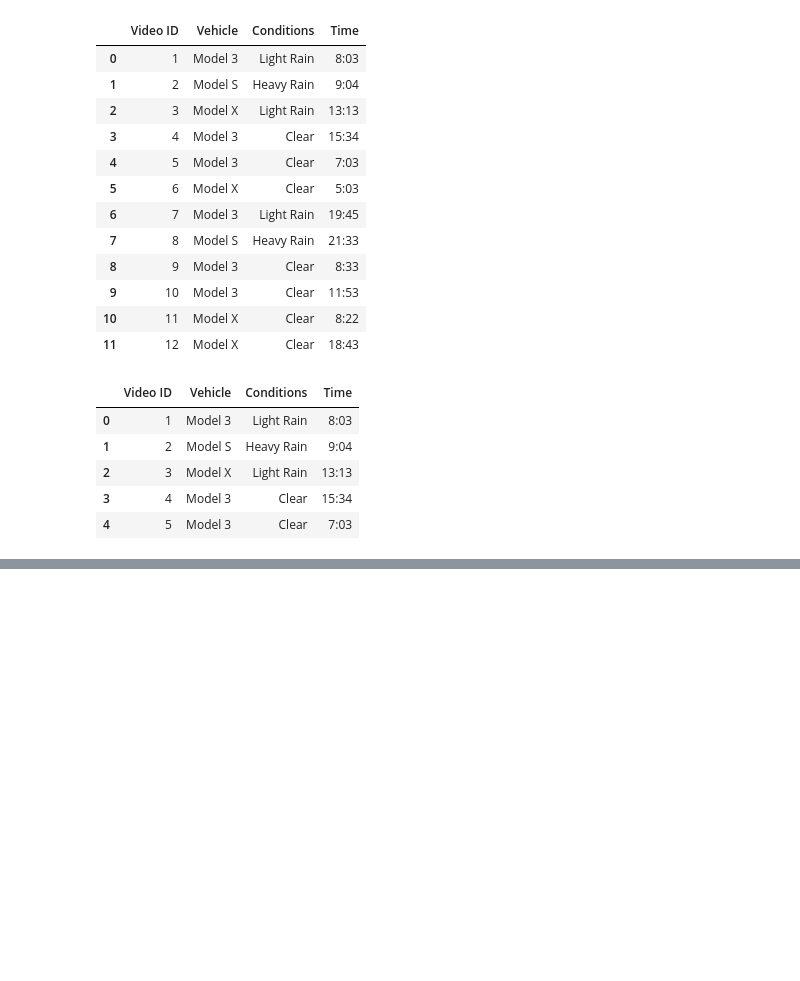
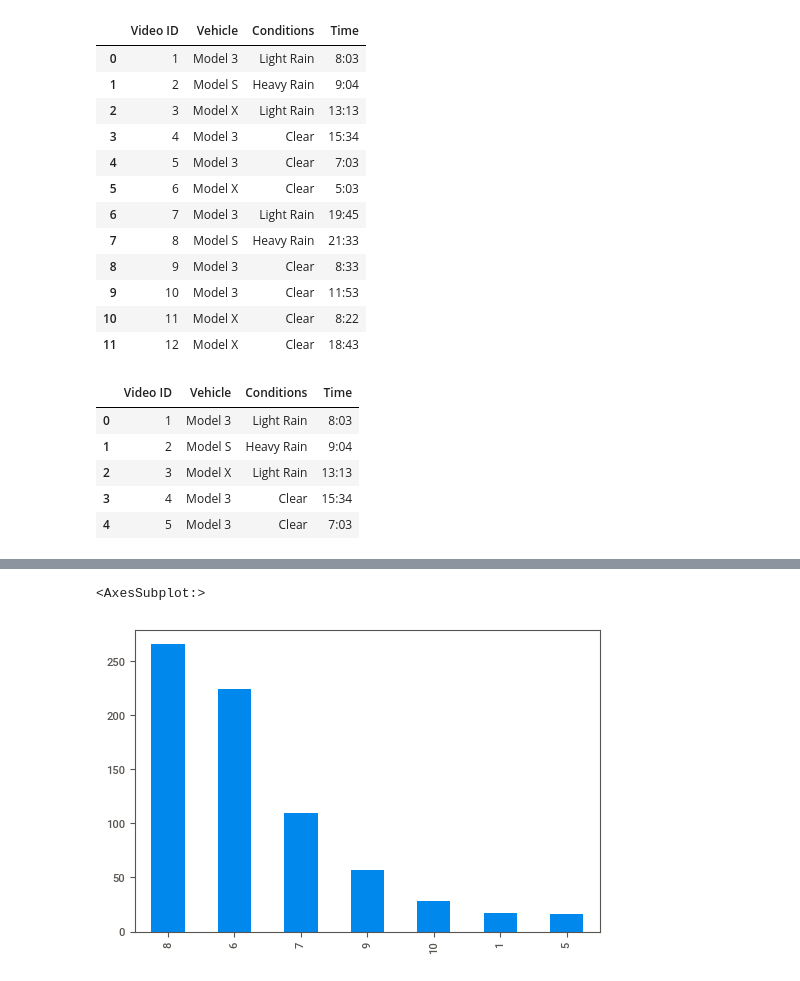
Before and after one commit to souvik0306/ML-Coursera, a Jupyter notebook: Udemy/Pandas_tutorial.ipynb, the cells around one changed output, grey strips where cells are left out. Cells and saved outputs as stored; diff of their text form; code cells hidden in the pictures; blank space fills up the shorter version.

```diff
--- a/Udemy/Pandas_tutorial.ipynb
+++ b/Udemy/Pandas_tutorial.ipynb
@@ -31,0 +97,7 @@ df.head()
+# %%
+gears = df_cars['# Gears'].value_counts()
+# %%
+gears.plot(kind = 'bar')
+# %% [output]
+<AxesSubplot:>
+[figure, added]
```
Also changed, not shown: parts of 11 cells of this notebook, 3 other files.
